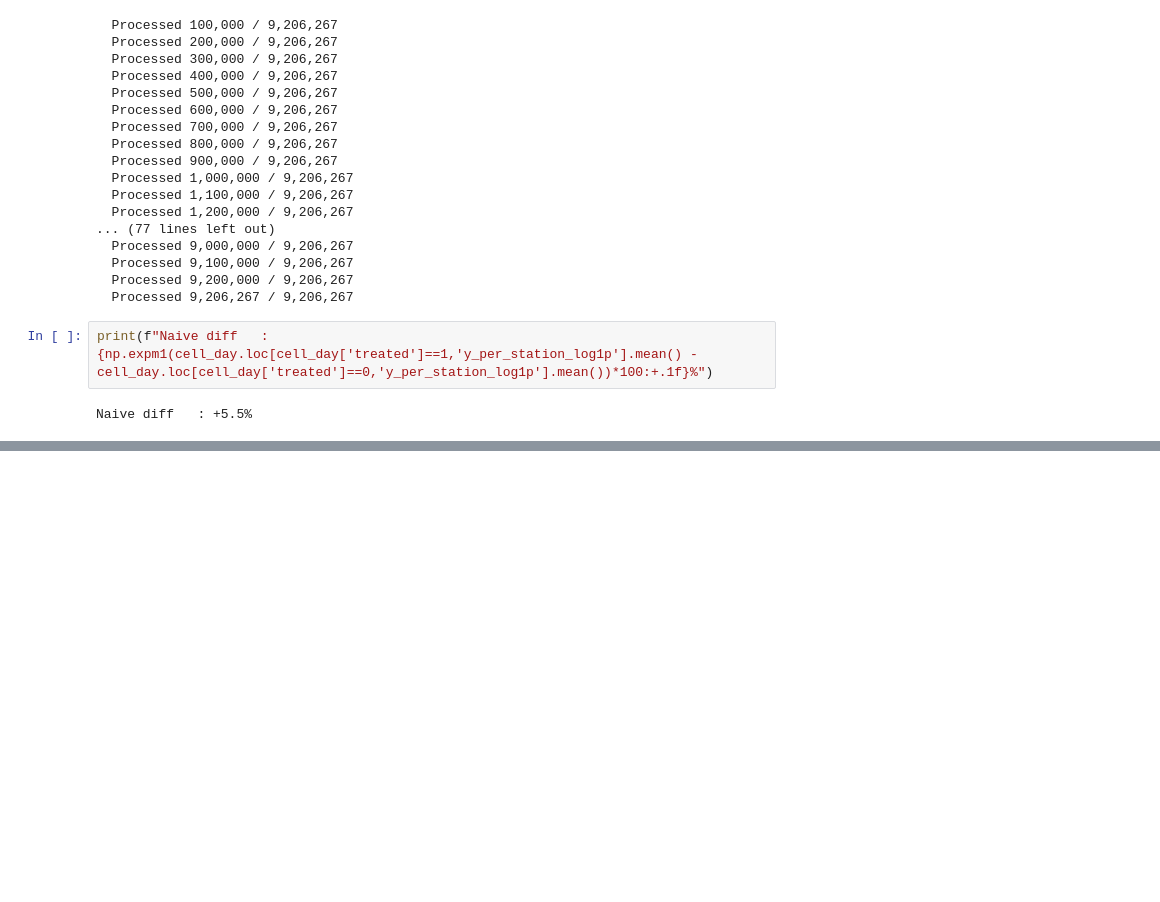
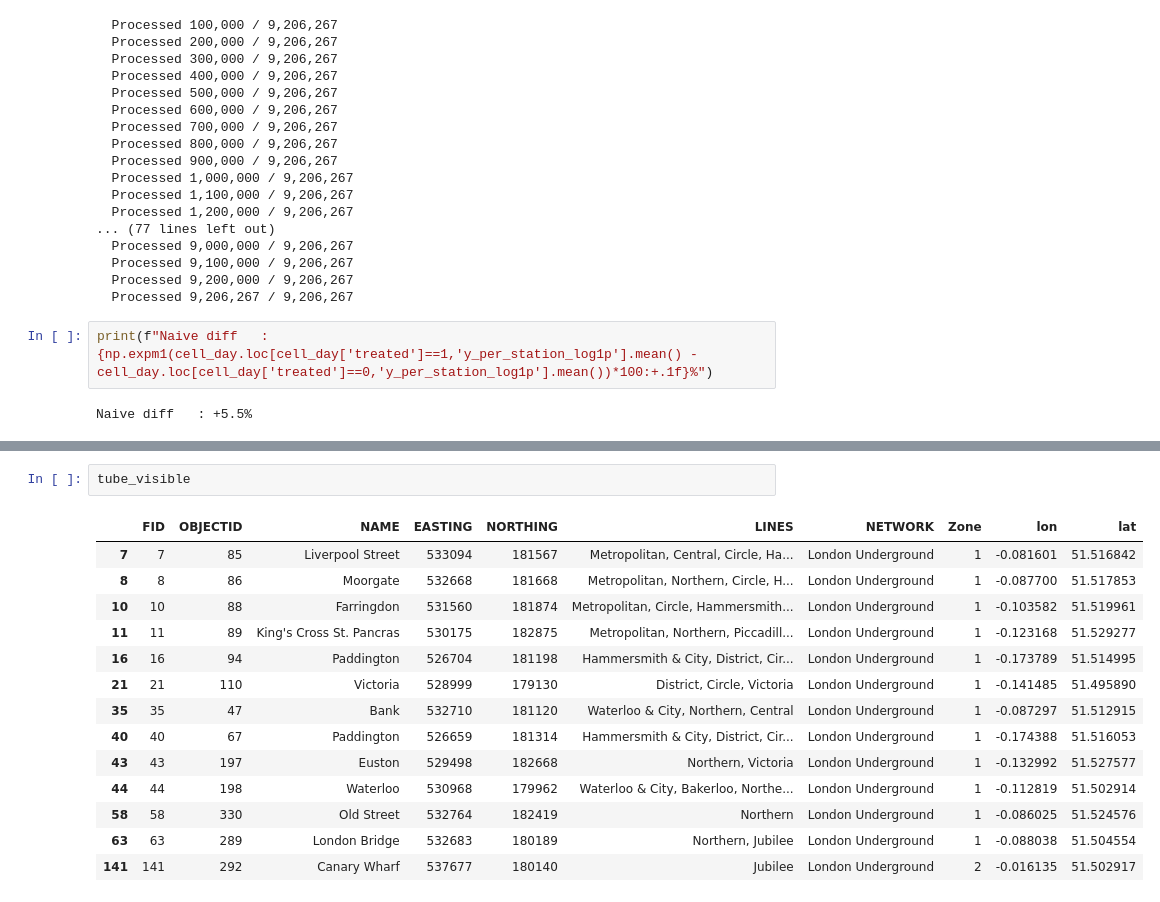
Before and after one commit to stucsk99/tfl_bike_casual, a Jupyter notebook: article_excerpts.ipynb, the cells around one changed output, grey strips where cells are left out. Cells and saved outputs as stored; diff of their text form; blank space fills up the shorter version.

```diff
--- a/article_excerpts.ipynb
+++ b/article_excerpts.ipynb
@@ -150,0 +354,17 @@ Naive diff   : +5.5%
+# %%
+tube_visible
+# %% [output]
+|  | FID | OBJECTID | NAME | EASTING | NORTHING | LINES | NETWORK | Zone | lon | lat |
+| 7 | 7 | 85 | Liverpool Street | 533094 | 181567 | Metropolitan, Central, Circle, Ha... | London Underground | 1 | -0.081601 | 51.516842 |
+| 8 | 8 | 86 | Moorgate | 532668 | 181668 | Metropolitan, Northern, Circle, H... | London Underground | 1 | -0.087700 | 51.517853 |
+| 10 | 10 | 88 | Farringdon | 531560 | 181874 | Metropolitan, Circle, Hammersmith... | London Underground | 1 | -0.103582 | 51.519961 |
+| 11 | 11 | 89 | King's Cross St. Pancras | 530175 | 182875 | Metropolitan, Northern, Piccadill... | London Underground | 1 | -0.123168 | 51.529277 |
+| 16 | 16 | 94 | Paddington | 526704 | 181198 | Hammersmith & City, District, Cir... | London Underground | 1 | -0.173789 | 51.514995 |
+| 21 | 21 | 110 | Victoria | 528999 | 179130 | District, Circle, Victoria | London Underground | 1 | -0.141485 | 51.495890 |
+| 35 | 35 | 47 | Bank | 532710 | 181120 | Waterloo & City, Northern, Central | London Underground | 1 | -0.087297 | 51.512915 |
+| 40 | 40 | 67 | Paddington | 526659 | 181314 | Hammersmith & City, District, Cir... | London Underground | 1 | -0.174388 | 51.516053 |
+| 43 | 43 | 197 | Euston | 529498 | 182668 | Northern, Victoria | London Underground | 1 | -0.132992 | 51.527577 |
+| 44 | 44 | 198 | Waterloo | 530968 | 179962 | Waterloo & City, Bakerloo, Northe... | London Underground | 1 | -0.112819 | 51.502914 |
+| 58 | 58 | 330 | Old Street | 532764 | 182419 | Northern | London Underground | 1 | -0.086025 | 51.524576 |
+| 63 | 63 | 289 | London Bridge | 532683 | 180189 | Northern, Jubilee | London Underground | 1 | -0.088038 | 51.504554 |
+| 141 | 141 | 292 | Canary Wharf | 537677 | 180140 | Jubilee | London Underground | 2 | -0.016135 | 51.502917 |
```
Also changed, not shown: parts of 2 cells of this notebook.
